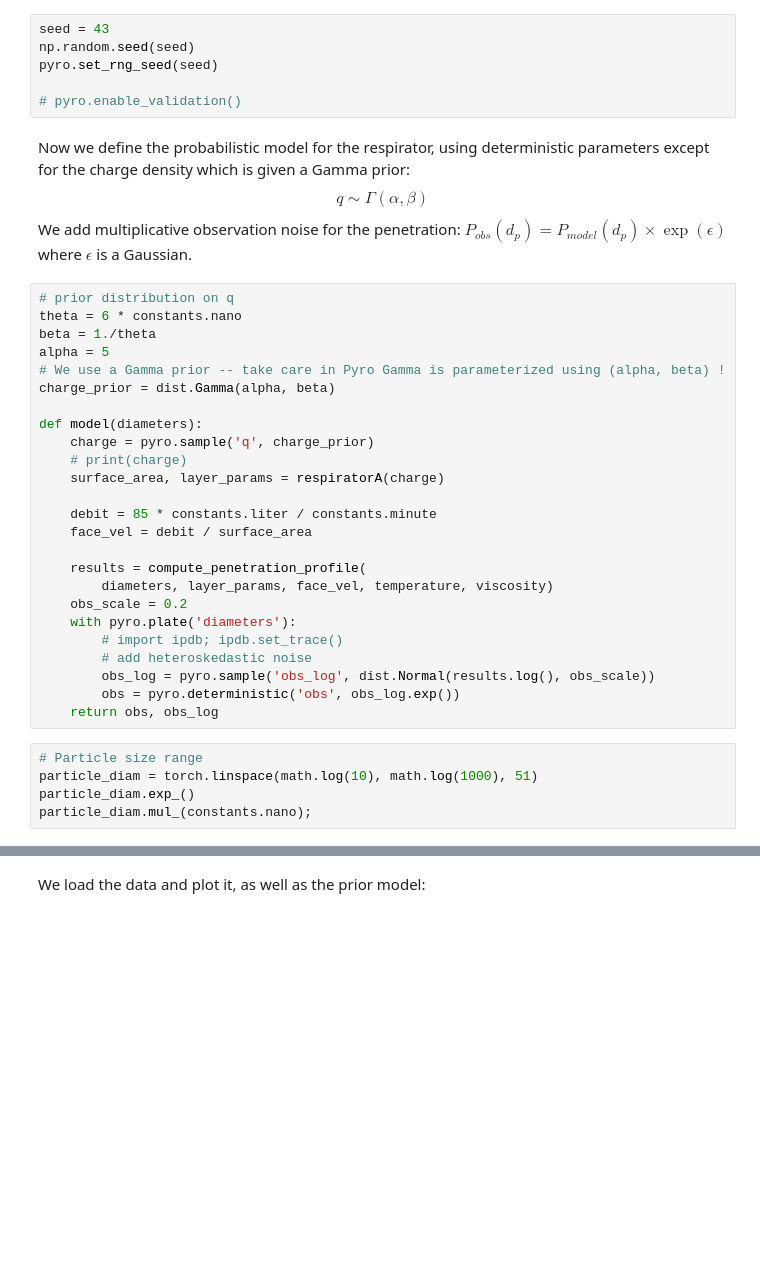
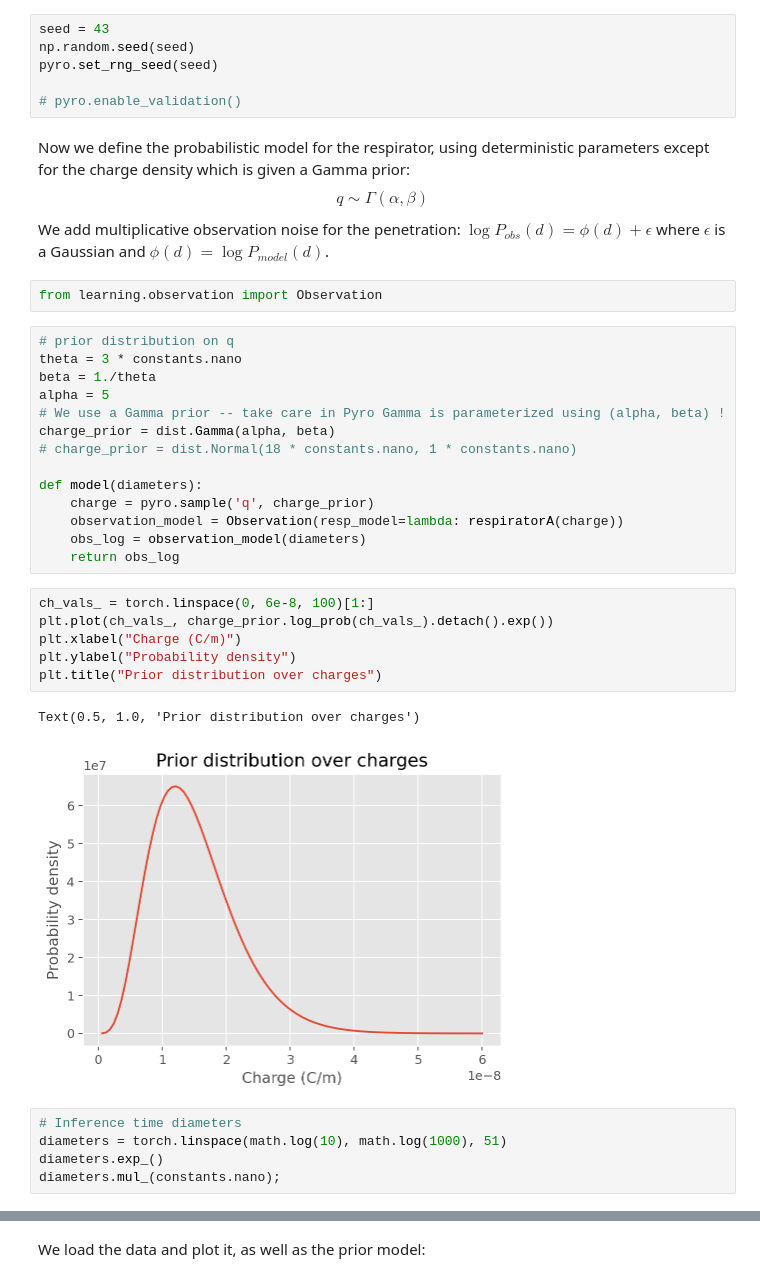
Before and after one commit to ManifoldFR/mask-degradation, a Jupyter notebook: inference_example.ipynb, the cells around one changed output, grey strips where cells are left out. Drawn from its saved outputs; the diff is of its cells as text; blank space fills up the shorter version.

```diff
--- a/inference_example.ipynb
+++ b/inference_example.ipynb
@@ -34,34 +33,34 @@ Now we define the probabilistic model for the respirator, using deterministic pa
 $$
     q \sim \Gamma(\alpha, \beta)
 $$
-We add multiplicative observation noise for the penetration: $P_{obs}(d_p) = P_{model}(d_p)\times \exp(\epsilon)$ where $\epsilon$ is a Gaussian.
+We add multiplicative observation noise for the penetration: $\log P_{obs}(d) = \phi(d) + \epsilon$ where $\epsilon$ is a Gaussian and $\phi(d) = \log P_{model}(d)$.
+# %%
+from learning.observation import Observation
 # %%
 # prior distribution on q
-theta = 6 * constants.nano
+theta = 3 * constants.nano
 beta = 1./theta
 alpha = 5
 # We use a Gamma prior -- take care in Pyro Gamma is parameterized using (alpha, beta) !
 charge_prior = dist.Gamma(alpha, beta)
+# charge_prior = dist.Normal(18 * constants.nano, 1 * constants.nano)
 
 def model(diameters):
     charge = pyro.sample('q', charge_prior)
-    # print(charge)
-    surface_area, layer_params = respiratorA(charge)
-
-    debit = 85 * constants.liter / constants.minute
-    face_vel = debit / surface_area
-
-    results = compute_penetration_profile(
-        diameters, layer_params, face_vel, temperature, viscosity)
-    obs_scale = 0.2
-    with pyro.plate('diameters'):
-        # import ipdb; ipdb.set_trace()
-        # add heteroskedastic noise
-        obs_log = pyro.sample('obs_log', dist.Normal(results.log(), obs_scale))
-        obs = pyro.deterministic('obs', obs_log.exp())
-    return obs, obs_log
+    observation_model = Observation(resp_model=lambda: respiratorA(charge))
+    obs_log = observation_model(diameters)
+    return obs_log
+# %%
+ch_vals_ = torch.linspace(0, 6e-8, 100)[1:]
+plt.plot(ch_vals_, charge_prior.log_prob(ch_vals_).detach().exp())
+plt.xlabel("Charge (C/m)")
+plt.ylabel("Probability density")
+plt.title("Prior distribution over charges")
+# %% [output]
+Text(0.5, 1.0, 'Prior distribution over charges')
+[figure, added]
 # %%
-# Particle size range
-particle_diam = torch.linspace(math.log(10), math.log(1000), 51)
-particle_diam.exp_()
-particle_diam.mul_(constants.nano);
+# Inference time diameters
+diameters = torch.linspace(math.log(10), math.log(1000), 51)
+diameters.exp_()
+diameters.mul_(constants.nano);
```
Also changed, not shown: parts of 28 cells of this notebook, 14 other files.
